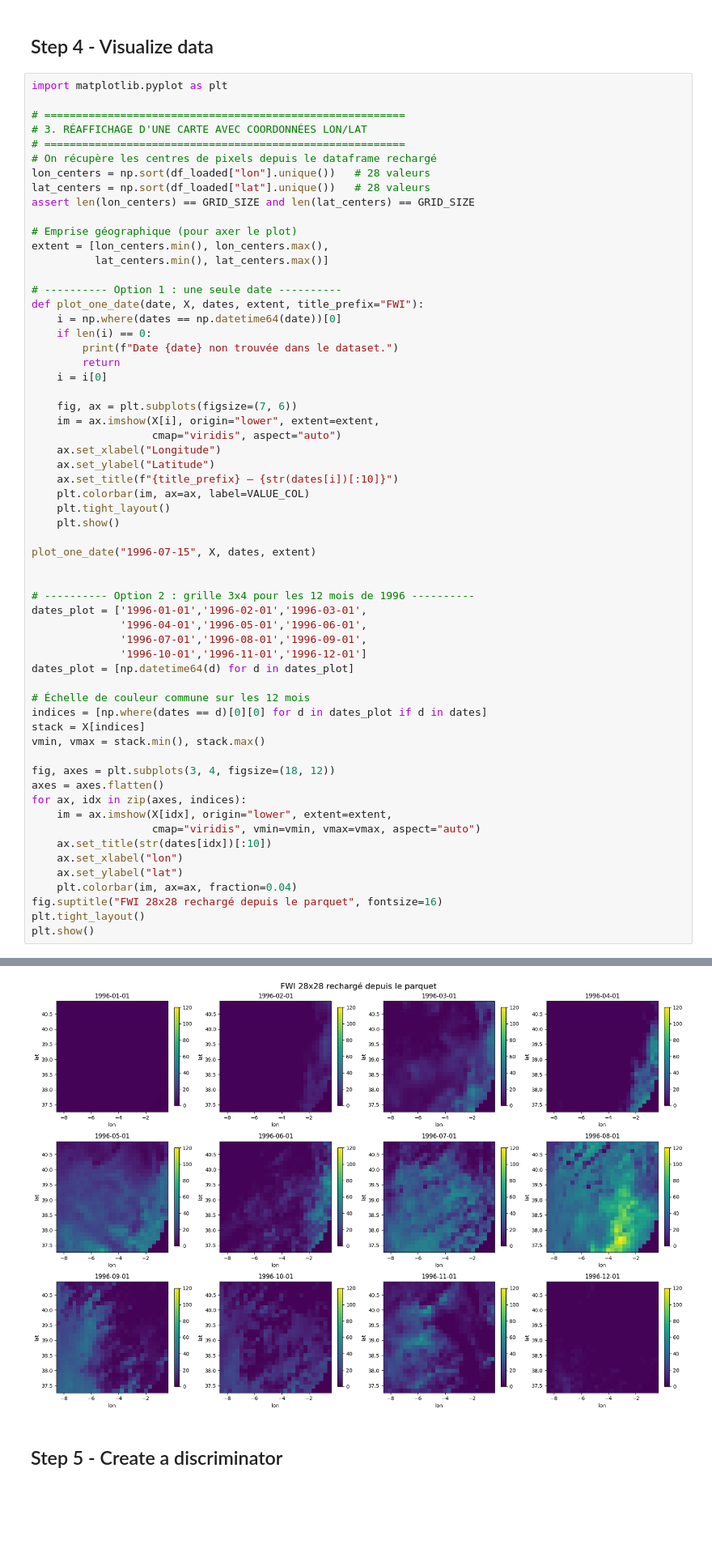
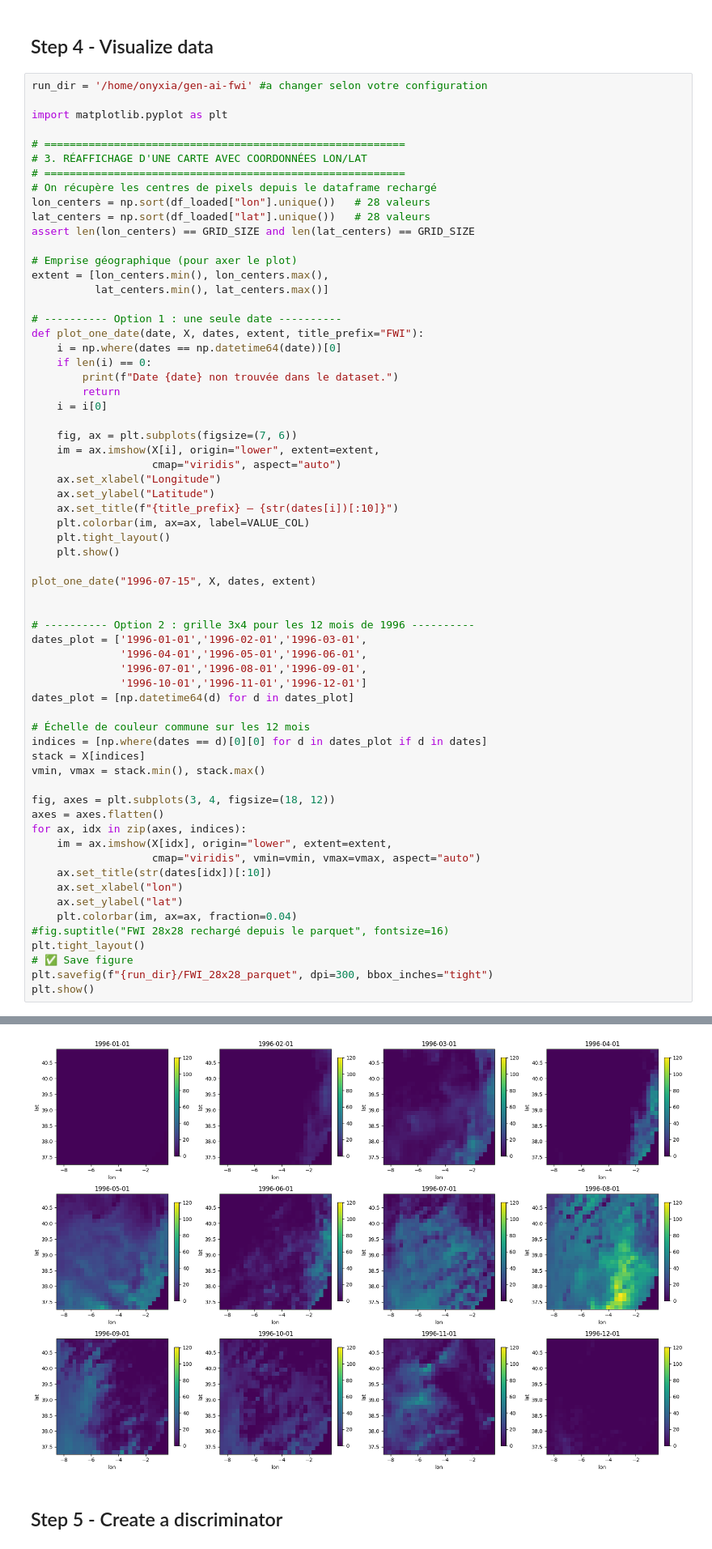
Before and after one commit to MatheoLeroyEnsae/gen-ai-fwi, a Jupyter notebook: notebooks/01.2.images_loading_28_28_modified.ipynb, the cells around one changed output, grey strips where cells are left out. Shown at 81% size. Cells and saved outputs as stored; diff of their text form; blank space fills up the shorter version.

```diff
--- a/notebooks/01.2.images_loading_28_28_modified.ipynb
+++ b/notebooks/01.2.images_loading_28_28_modified.ipynb
@@ -89,6 +94,8 @@ min = 0.000, max = 211.122, mean = 15.011
 # %% [markdown]
 ## Step 4 - Visualize data
 # %%
+run_dir = '/home/onyxia/gen-ai-fwi' #a changer selon votre configuration
+
 import matplotlib.pyplot as plt
 
 # =========================================================
@@ -122,35 +129,37 @@ def plot_one_date(date, X, dates, extent, title_prefix="FWI"):
     plt.show()
 
 plot_one_date("1996-07-15", X, dates, extent)
 
 
 # ---------- Option 2 : grille 3x4 pour les 12 mois de 1996 ----------
 dates_plot = ['1996-01-01','1996-02-01','1996-03-01',
               '1996-04-01','1996-05-01','1996-06-01',
               '1996-07-01','1996-08-01','1996-09-01',
               '1996-10-01','1996-11-01','1996-12-01']
 dates_plot = [np.datetime64(d) for d in dates_plot]
 
 # Échelle de couleur commune sur les 12 mois
 indices = [np.where(dates == d)[0][0] for d in dates_plot if d in dates]
 stack = X[indices]
 vmin, vmax = stack.min(), stack.max()
 
 fig, axes = plt.subplots(3, 4, figsize=(18, 12))
 axes = axes.flatten()
 for ax, idx in zip(axes, indices):
     im = ax.imshow(X[idx], origin="lower", extent=extent,
                    cmap="viridis", vmin=vmin, vmax=vmax, aspect="auto")
     ax.set_title(str(dates[idx])[:10])
     ax.set_xlabel("lon")
     ax.set_ylabel("lat")
     plt.colorbar(im, ax=ax, fraction=0.04)
-fig.suptitle("FWI 28x28 rechargé depuis le parquet", fontsize=16)
+#fig.suptitle("FWI 28x28 rechargé depuis le parquet", fontsize=16)
 plt.tight_layout()
+# ✅ Save figure
+plt.savefig(f"{run_dir}/FWI_28x28_parquet", dpi=300, bbox_inches="tight")
 plt.show()
 # %% [output]
 [figure]
-[figure, old version]
+[figure, new version]
 # %% [markdown]
 ## Step 5 - Create a discriminator
 # %%
```
Also changed, not shown: parts of 8 cells of this notebook.
